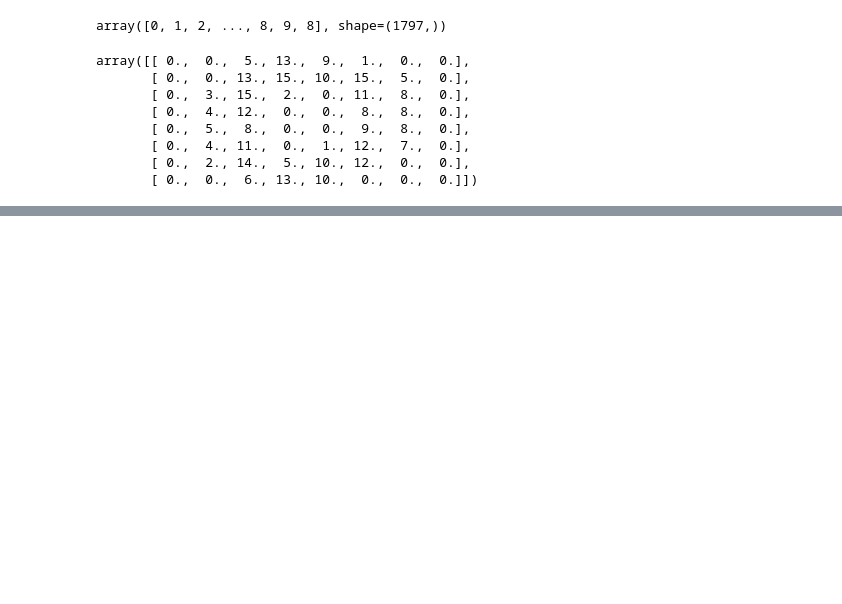
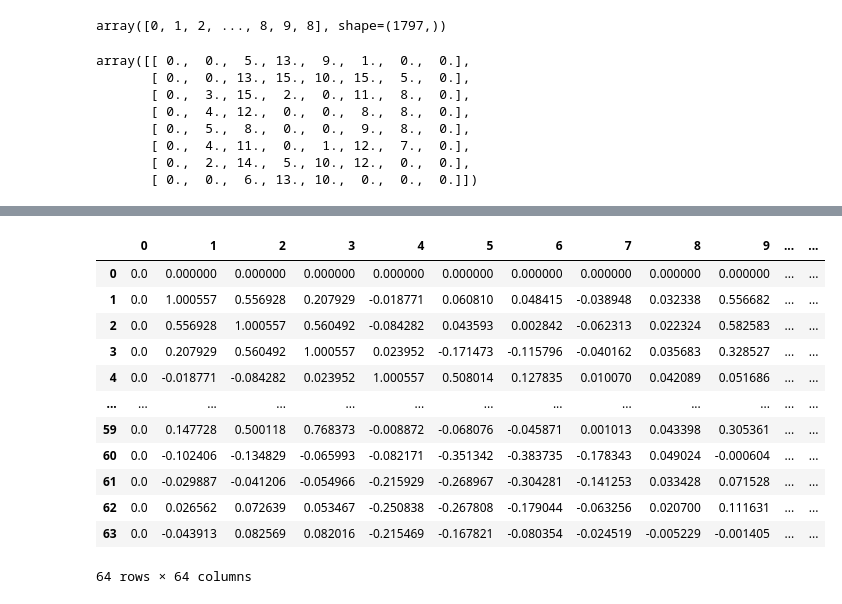
Before and after one commit to Naman7600/PCA-on-Handwritten-Digits-Dataset, a Jupyter notebook: Pca Handson.ipynb, the cells around one changed output, grey strips where cells are left out. Cells and saved outputs as stored; diff of their text form; code cells hidden in the pictures; blank space fills up the shorter version.

```diff
--- a/Pca Handson.ipynb
+++ b/Pca Handson.ipynb
@@ -122,0 +145,5 @@ plt.imshow(image, cmap='gray')
+# %%
+scalar = StandardScaler()
+# %%
+x_scaled = scalar.fit_transform(x)
+x_scaled
@@ -122,0 +180,17 @@ plt.imshow(image, cmap='gray')
+# %%
+cov_mat=np.cov(x_scaled.T)
+pd.DataFrame(cov_mat)
+# %% [output]
+|  | 0 | 1 | 2 | 3 | 4 | 5 | 6 | 7 | 8 | 9 | ... | ... |
+| 0 | 0.0 | 0.000000 | 0.000000 | 0.000000 | 0.000000 | 0.000000 | 0.000000 | 0.000000 | 0.000000 | 0.000000 | ... | ... |
+| 1 | 0.0 | 1.000557 | 0.556928 | 0.207929 | -0.018771 | 0.060810 | 0.048415 | -0.038948 | 0.032338 | 0.556682 | ... | ... |
+| 2 | 0.0 | 0.556928 | 1.000557 | 0.560492 | -0.084282 | 0.043593 | 0.002842 | -0.062313 | 0.022324 | 0.582583 | ... | ... |
+| 3 | 0.0 | 0.207929 | 0.560492 | 1.000557 | 0.023952 | -0.171473 | -0.115796 | -0.040162 | 0.035683 | 0.328527 | ... | ... |
+| 4 | 0.0 | -0.018771 | -0.084282 | 0.023952 | 1.000557 | 0.508014 | 0.127835 | 0.010070 | 0.042089 | 0.051686 | ... | ... |
+| ... | ... | ... | ... | ... | ... | ... | ... | ... | ... | ... | ... | ... |
+| 59 | 0.0 | 0.147728 | 0.500118 | 0.768373 | -0.008872 | -0.068076 | -0.045871 | 0.001013 | 0.043398 | 0.305361 | ... | ... |
+| 60 | 0.0 | -0.102406 | -0.134829 | -0.065993 | -0.082171 | -0.351342 | -0.383735 | -0.178343 | 0.049024 | -0.000604 | ... | ... |
+| 61 | 0.0 | -0.029887 | -0.041206 | -0.054966 | -0.215929 | -0.268967 | -0.304281 | -0.141253 | 0.033428 | 0.071528 | ... | ... |
+| 62 | 0.0 | 0.026562 | 0.072639 | 0.053467 | -0.250838 | -0.267808 | -0.179044 | -0.063256 | 0.020700 | 0.111631 | ... | ... |
+| 63 | 0.0 | -0.043913 | 0.082569 | 0.082016 | -0.215469 | -0.167821 | -0.080354 | -0.024519 | -0.005229 | -0.001405 | ... | ... |
+64 rows × 64 columns
```
Also changed, not shown: parts of 23 cells of this notebook.
